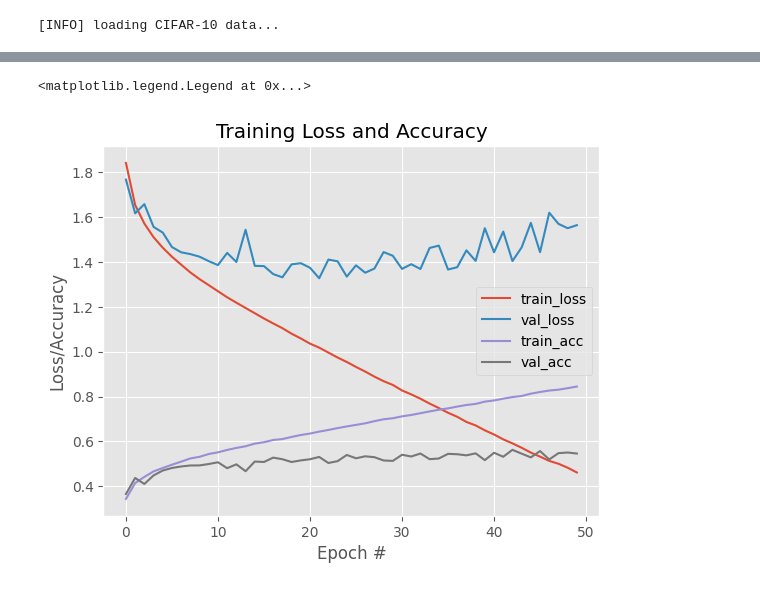
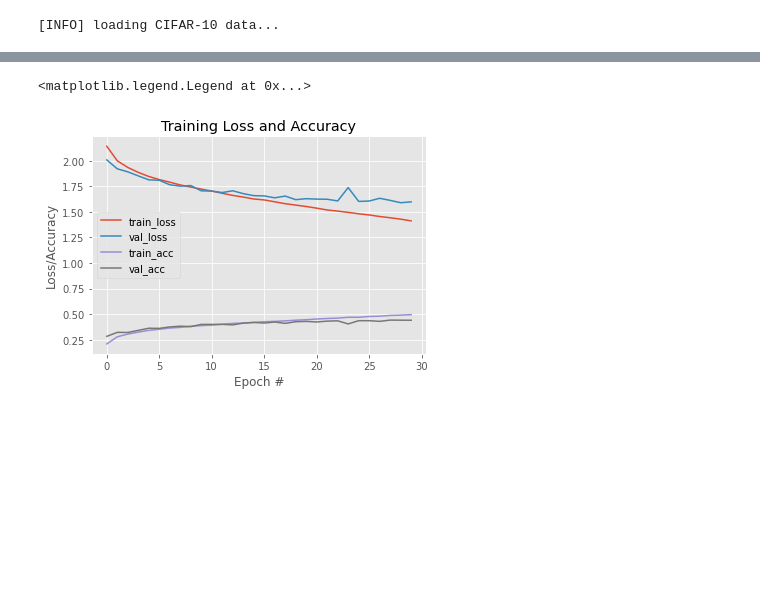
Before and after one commit to AshwinRaja941/ML_HW3, a Jupyter notebook: FNN.ipynb, the cells around one changed output, grey strips where cells are left out. Saved outputs shown, nothing was run; the diff lists cells and outputs as text; code cells hidden in the pictures; blank space fills up the shorter version.

```diff
--- a/FNN.ipynb
+++ b/FNN.ipynb
@@ -44,19 +70,0 @@ print(testX.shape)
-# %%
-num_images_to_display = 5
-
-trainX = np.expand_dims(trainX, axis=-1)  # Add a singleton dimension for the channel
-plt.figure(figsize=(10, 4))
-for i in range(num_images_to_display):
-    # Original Image
-    plt.subplot(2, num_images_to_display, i + 1)
-    plt.imshow(trainX[i])
-    plt.title("Original")
-    plt.axis('off')
-
-    # Grayscale Image
-    plt.subplot(2, num_images_to_display, i + num_images_to_display + 1)
-    plt.imshow(trainX_gray[i, :, :, 0], cmap='gray')  # Access the first channel
-    plt.title("Grayscale")
-    plt.axis('off')
-
-plt.show()
@@ -68,14 +73,19 @@ IndexError: ignored
 lb = LabelBinarizer()
 trainY = lb.fit_transform(trainY)
 testY = lb.transform(testY)
+valY = lb.transform(valY)
 # initialize the label names for the CIFAR-10 dataset
 labelNames = ["airplane", "automobile", "bird", "cat", "deer",
 	"dog", "frog", "horse", "ship", "truck"]
 # %%
 # define the 3072-1024-512-10 architecture using Keras
 model = Sequential()
-model.add(Dense(1024, input_shape=(3072,), activation="relu"))
+model.add(Dense(1024, input_shape=(1024,), activation="relu"))
 model.add(Dense(512, activation="relu"))
+model.add(Dropout(0.3))
+model.add(Dense(256, activation="relu"))
+model.add(Dropout(0.3))
+model.add(Dense(128, activation="relu"))
 model.add(Dense(10, activation="softmax"))
 # %%
 # train the model using SGD
@@ -83,7 +93,7 @@ print("[INFO] training network...")
 sgd = SGD(0.01)
 model.compile(loss="categorical_crossentropy", optimizer=sgd,
 	metrics=["accuracy"])
-H = model.fit(trainX, trainY, validation_data=(testX, testY),
-	epochs=50, batch_size=32)
+H = model.fit(trainX, trainY, validation_data=(valX, valY),
+	epochs=30, batch_size=32)
 # %% [output]
 [INFO] training network...
@@ -132,18 +142,18 @@ _________________________________________________________________
 # %%
 # plot the training loss and accuracy
 plt.style.use("ggplot")
 plt.figure()
-plt.plot(np.arange(0, 50), H.history["loss"], label="train_loss")
-plt.plot(np.arange(0, 50), H.history["val_loss"], label="val_loss")
-plt.plot(np.arange(0, 50), H.history["accuracy"], label="train_acc")
-plt.plot(np.arange(0, 50), H.history["val_accuracy"], label="val_acc")
+plt.plot(np.arange(0, 30), H.history["loss"], label="train_loss")
+plt.plot(np.arange(0, 30), H.history["val_loss"], label="val_loss")
+plt.plot(np.arange(0, 30), H.history["accuracy"], label="train_acc")
+plt.plot(np.arange(0, 30), H.history["val_accuracy"], label="val_acc")
 plt.title("Training Loss and Accuracy")
 plt.xlabel("Epoch #")
 plt.ylabel("Loss/Accuracy")
 plt.legend()
 # %% [output]
 <matplotlib.legend.Legend at 0x...>
-[figure, old version]
+[figure, new version]
 # %%
 # Make predictions on the test set
 y_pred = model.predict(testX)
```
Also changed, not shown: parts of 9 cells of this notebook, 3 other files.
